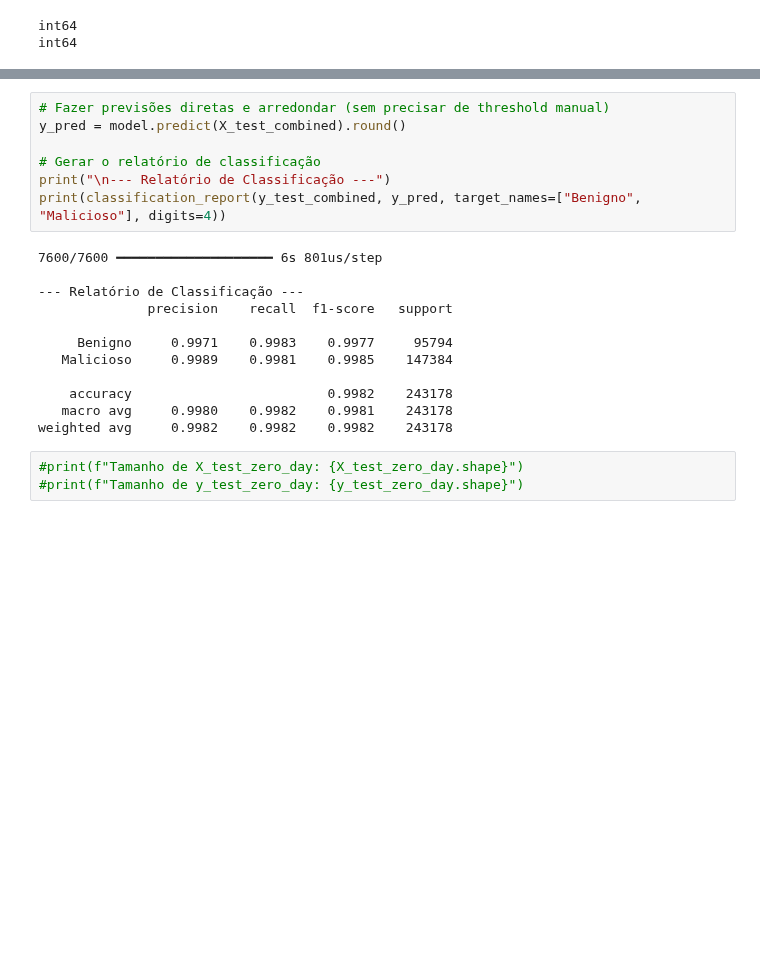
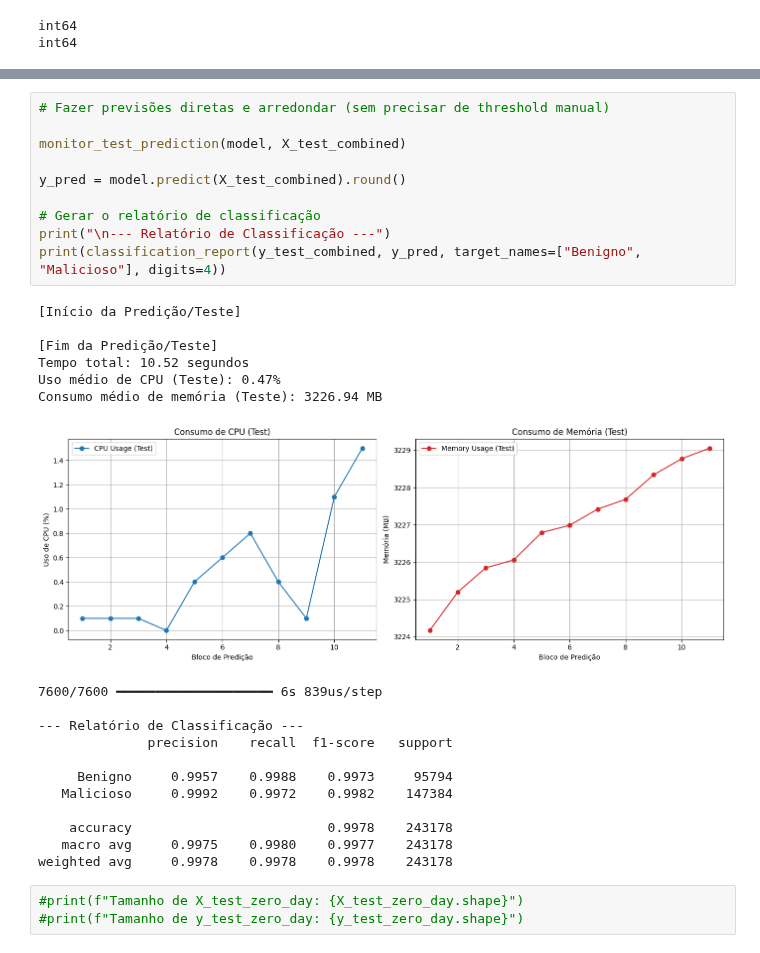
Before and after one commit to gabrieladamasceno/Attacks_5G, a Jupyter notebook: MLP_Binário_Zero_Day_TCPConnectScan.ipynb, the cells around one changed output, grey strips where cells are left out. Drawn from its saved outputs; the diff is of its cells as text; blank space fills up the shorter version.

Commit message:
teste 09.04

```diff
--- a/MLP_Binário_Zero_Day_TCPConnectScan.ipynb
+++ b/MLP_Binário_Zero_Day_TCPConnectScan.ipynb
@@ -376,22 +469,32 @@ Consumo médio de memória: 3278.18 MB
 # %%
 # Fazer previsões diretas e arredondar (sem precisar de threshold manual)
+
+monitor_test_prediction(model, X_test_combined)
+
 y_pred = model.predict(X_test_combined).round()
 
 # Gerar o relatório de classificação
 print("\n--- Relatório de Classificação ---")
 print(classification_report(y_test_combined, y_pred, target_names=["Benigno", "Malicioso"], digits=4))
 # %% [output]
-7600/7600 ━━━━━━━━━━━━━━━━━━━━ 6s 801us/step
+[Início da Predição/Teste]
 
---- Relatório de Classificação ---
-              precision    recall  f1-score   support
-
-     Benigno     0.9971    0.9983    0.9977     95794
-   Malicioso     0.9989    0.9981    0.9985    147384
-
-    accuracy                         0.9982    243178
-   macro avg     0.9980    0.9982    0.9981    243178
-weighted avg     0.9982    0.9982    0.9982    243178
+[Fim da Predição/Teste]
+Tempo total: 10.52 segundos
+Uso médio de CPU (Teste): 0.47%
+Consumo médio de memória (Teste): 3226.94 MB
+[figure, added]
+7600/7600 ━━━━━━━━━━━━━━━━━━━━ 6s 839us/step
+
+--- Relatório de Classificação ---
+              precision    recall  f1-score   support
+
+     Benigno     0.9957    0.9988    0.9973     95794
+   Malicioso     0.9992    0.9972    0.9982    147384
+
+    accuracy                         0.9978    243178
+   macro avg     0.9975    0.9980    0.9977    243178
+weighted avg     0.9978    0.9978    0.9978    243178
 # %%
 #print(f"Tamanho de X_test_zero_day: {X_test_zero_day.shape}")
 #print(f"Tamanho de y_test_zero_day: {y_test_zero_day.shape}")
```
Also changed, not shown: parts of 8 cells of this notebook.
